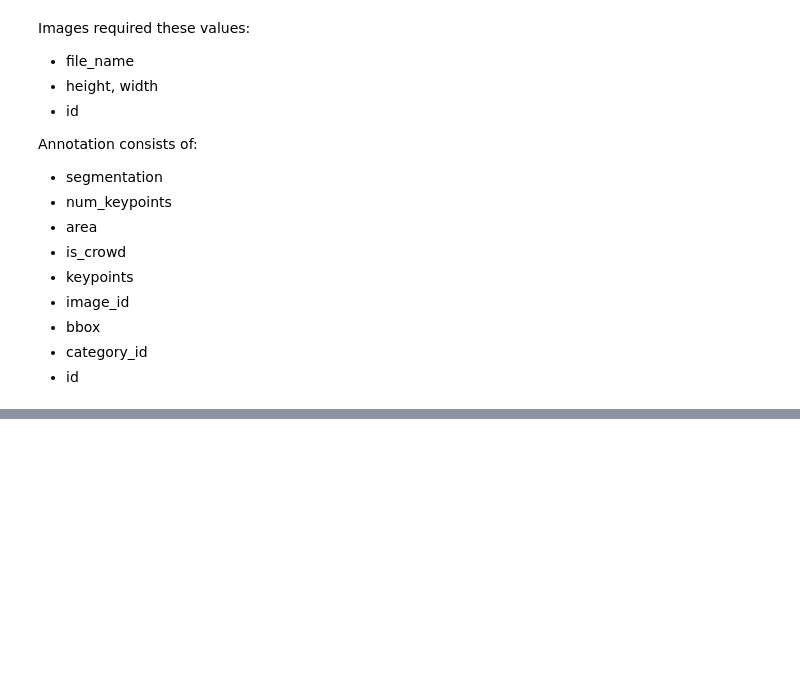
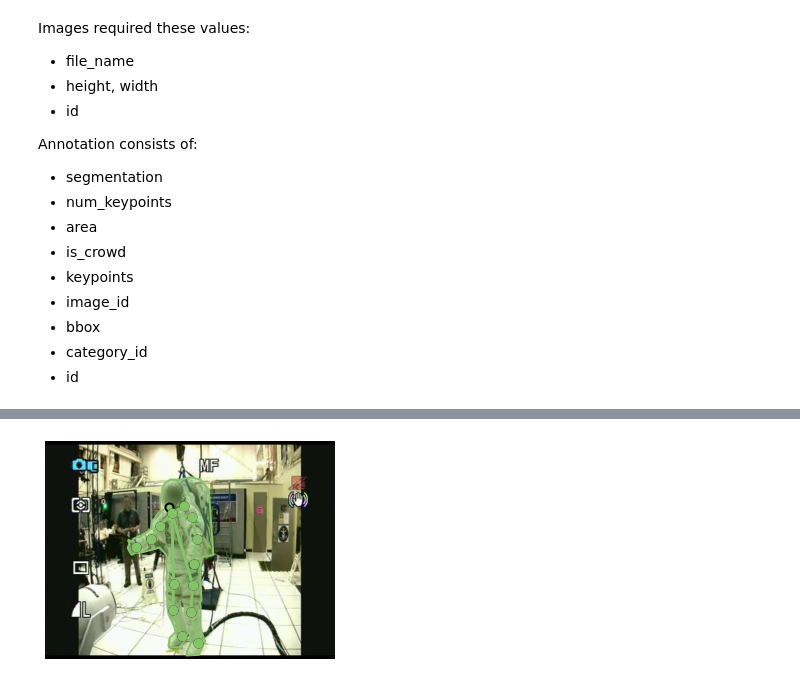
Before and after one commit to rasyidstat/spacesuit, a Jupyter notebook: notebook/00_starter.ipynb, the cells around one changed output, grey strips where cells are left out. Cells and saved outputs as stored; diff of their text form; code cells hidden in the pictures; blank space fills up the shorter version.

```diff
--- a/notebook/00_starter.ipynb
+++ b/notebook/00_starter.ipynb
@@ -237,0 +274,8 @@ with open("data/annotation_2d.json", "w") as f:
+# %%
+plt.imshow(I)
+plt.axis('off')
+annIds = coco.getAnnIds(imgIds=img['id'], catIds=catIds, iscrowd=None)
+anns = coco.loadAnns(annIds)
+coco.showAnns(anns)
+# %% [output]
+[figure, added]
```
Also changed, not shown: parts of 7 cells of this notebook, 1 other file.
